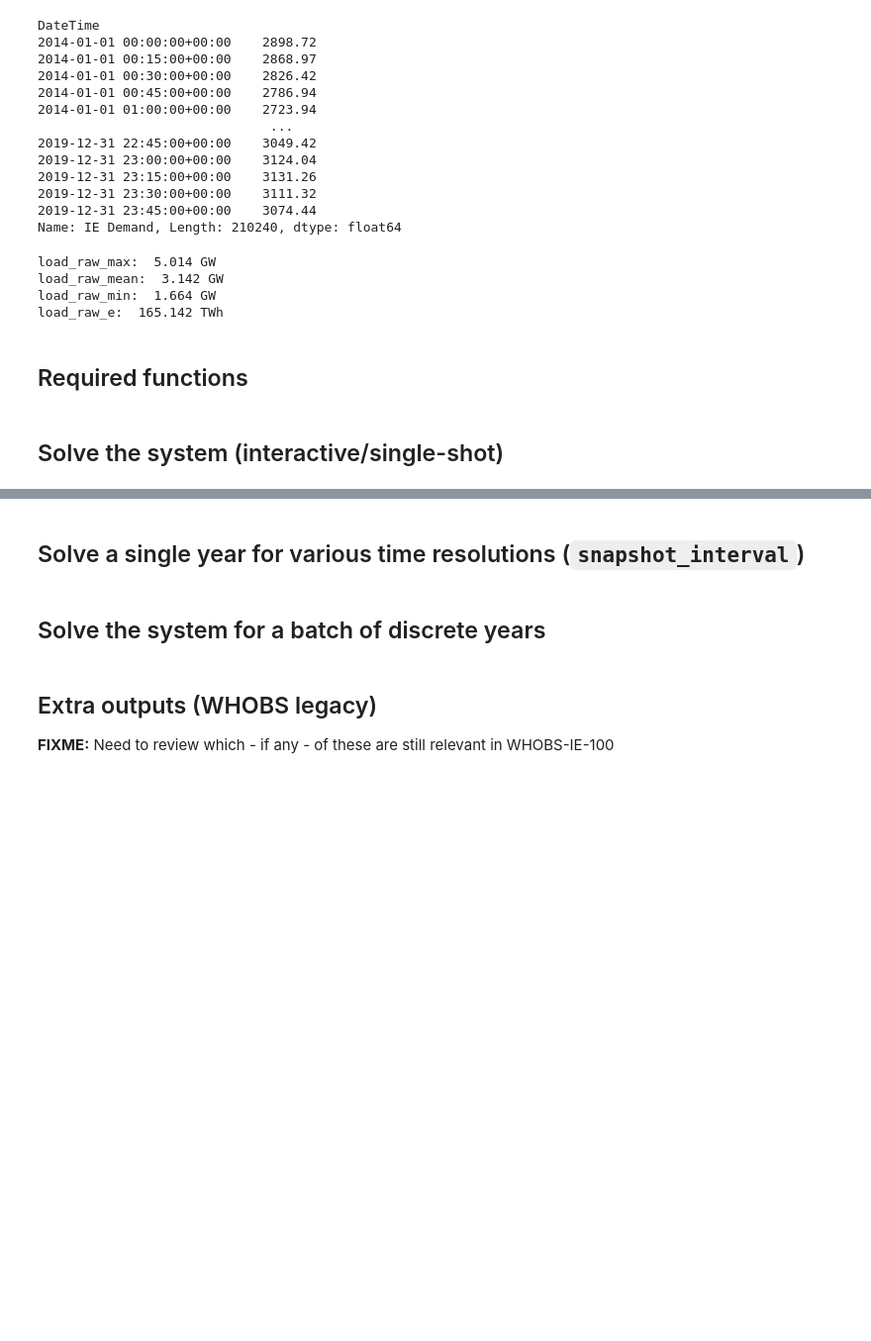
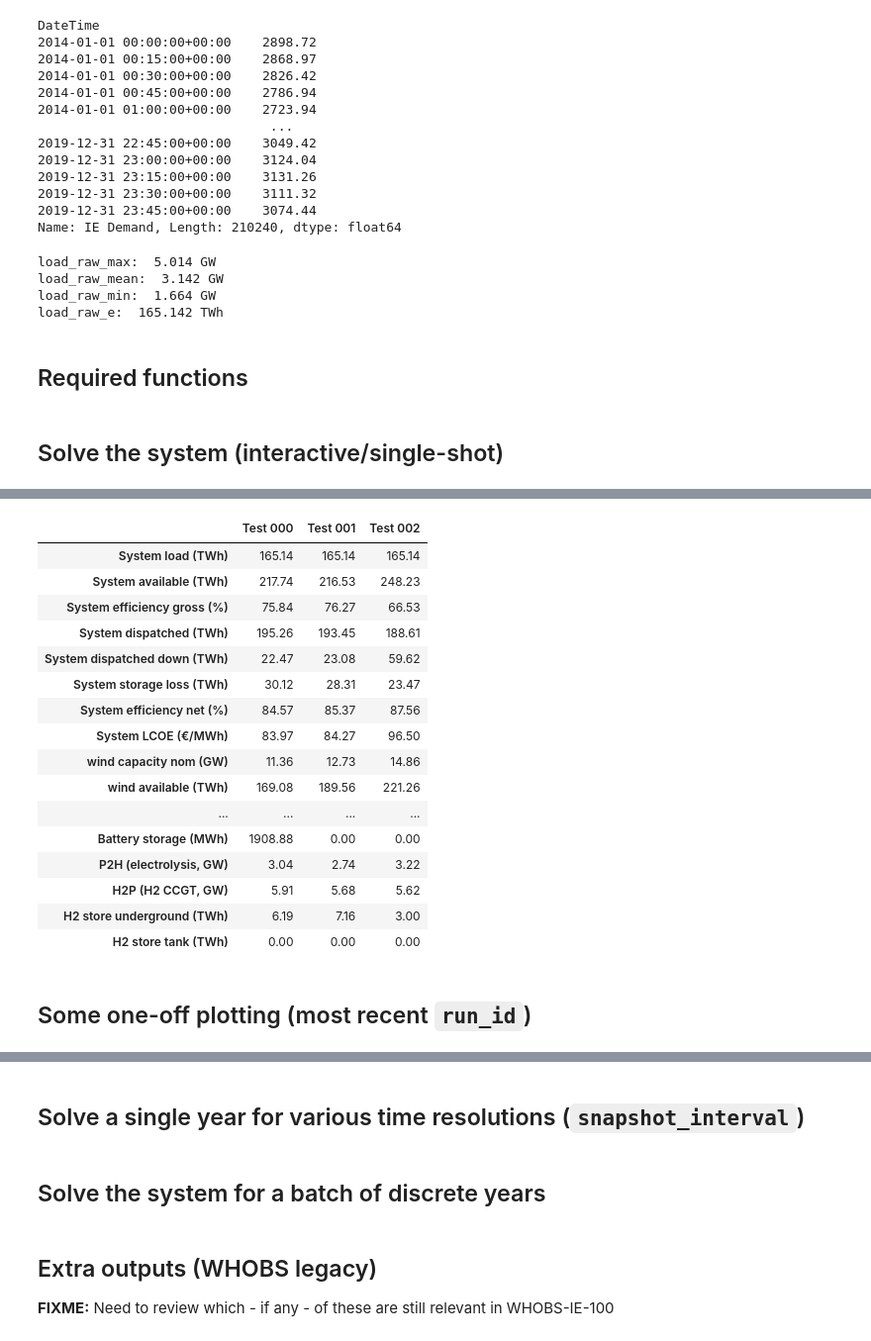
Before and after one commit to bmcmullin/SWIS-100-IE, a Jupyter notebook: run_single_simulation.ipynb, the cells around one changed output, grey strips where cells are left out. Shown at 99% size. Saved outputs shown, nothing was run; the diff lists cells and outputs as text; code cells hidden in the pictures; blank space fills up the shorter version.

```diff
--- a/run_single_simulation.ipynb
+++ b/run_single_simulation.ipynb
@@ -220,11 +220,3 @@ def tz_fix(row):
 load_data_raw = load_data_raw.apply(tz_fix, axis=1).drop(columns='GMT Offset')
 
 load_data_raw.set_index('DateTime', verify_integrity=True, inplace=True)
-# %%
-# Kludge to filter out "leap days" (29th Feb in any year)
-# https://stackoverflow.com/questions/34966422/remove-leap-year-day-from-pandas-dataframe
-# Necessary because we will want to align arbitrary load years with arbitrary weather years...
-
-load_data_raw = load_data_raw[~((load_data_raw.index.month == 2) & (load_data_raw.index.day == 29))]
-
-display(load_data_raw)
@@ -500,21 +497,6 @@ def gather_run_stats(run_id,network):
         # "net" of dispatch down
     run_stats.at["System LCOE (€/MWh)",run_id] = network.buses_t.marginal_price.mean()[ct]
 
-    snapshot_interval = run_configs.at['snapshot_interval',run_id]
-    weather_year_start = run_configs.at['weather_year_start',run_id]
-    weather_year_end = run_configs.at['weather_year_end',run_id]
-    Nyears = weather_year_end - weather_year_start + 1
-
-#    assumptions_year = int(scenario[:4])
-
-    assumptions = prepare_assumptions(Nyears=Nyears,
-                                      assumptions_year=run_configs.at['assumptions_year',run_id],
-                                      usd_to_eur=run_configs.at['usd_to_eur',run_id])
-
-#    if run_configs.at['steel_tanks',run_id] :
-#        assumptions.at["H2 storage"] = assumptions.at["H2 steel tank storage"]
-#    else:
-#        assumptions.at["H2 storage"] = assumptions.at["H2 underground storage"]
     total_hours = network.snapshot_weightings.sum()
 
     gens = ["wind","solar"]
@@ -554,11 +536,11 @@ run_stats=pd.DataFrame()
 # %%
 # Actually hardwired: ct='IE', wind dispatch priority,
 
-run_id = 'Test 001'
+run_id = 'Test 002'
 
 # Note that pandas will tend to default to a float dtype throughout, even when an int is provided;
 # best coerce back to int on use, whenever needed, if important.
-run_configs.at['snapshot_interval', run_id] = 6 # hours
+run_configs.at['snapshot_interval', run_id] = 24 # hours
 # Available year(s) for weather data: solar 1985-2015 inclusive, wind 1980-2016
 run_configs.at['weather_year_start', run_id] = 2008
 # Available year(s) for IE load data: 2014-2019 inclusive
@@ -566,7 +548,9 @@ run_configs.at['load_year_start', run_id] = 2014
 run_configs.at['Nyears', run_id] = 6
 run_configs.at['assumptions_year', run_id] = 2030 # Used to select projected nominal cost
 run_configs.at['usd_to_eur', run_id] = 0.90
-run_configs.at['h_store_underground_max_e (TWh)', run_id] = +np.inf
+run_configs.at['wind_max_p (GW)', run_id] = +np.inf
+run_configs.at['solar_max_p (GW)', run_id] = 5
+run_configs.at['h_store_underground_max_e (TWh)', run_id] = 3.0
 run_configs.at['h_store_tank_max_e (TWh)', run_id] = 1.0
 
 display(run_configs)
@@ -575,3 +601,23 @@ network = solve_network(run_id)
 # %%
 gather_run_stats(run_id,network)
-run_stats
+display(run_stats)
+# %% [output]
+|  | Test 000 | Test 001 | Test 002 |
+| System load (TWh) | 165.14 | 165.14 | 165.14 |
+| System available (TWh) | 217.74 | 216.53 | 248.23 |
+| System efficiency gross (%) | 75.84 | 76.27 | 66.53 |
+| System dispatched (TWh) | 195.26 | 193.45 | 188.61 |
+| System dispatched down (TWh) | 22.47 | 23.08 | 59.62 |
+| System storage loss (TWh) | 30.12 | 28.31 | 23.47 |
+| System efficiency net (%) | 84.57 | 85.37 | 87.56 |
+| System LCOE (€/MWh) | 83.97 | 84.27 | 96.50 |
+| wind capacity nom (GW) | 11.36 | 12.73 | 14.86 |
+| wind available (TWh) | 169.08 | 189.56 | 221.26 |
+| ... | ... | ... | ... |
+| Battery storage (MWh) | 1908.88 | 0.00 | 0.00 |
+| P2H (electrolysis, GW) | 3.04 | 2.74 | 3.22 |
+| H2P (H2 CCGT, GW) | 5.91 | 5.68 | 5.62 |
+| H2 store underground (TWh) | 6.19 | 7.16 | 3.00 |
+| H2 store tank (TWh) | 0.00 | 0.00 | 0.00 |
+# %% [markdown]
+## Some one-off plotting (most recent `run_id`)
```
Also changed, not shown: parts of 7 cells of this notebook.
